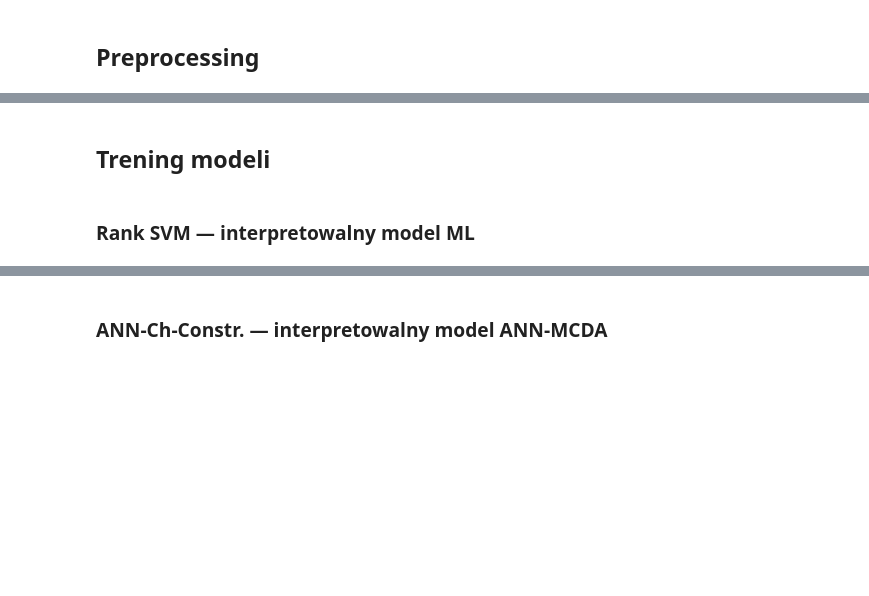
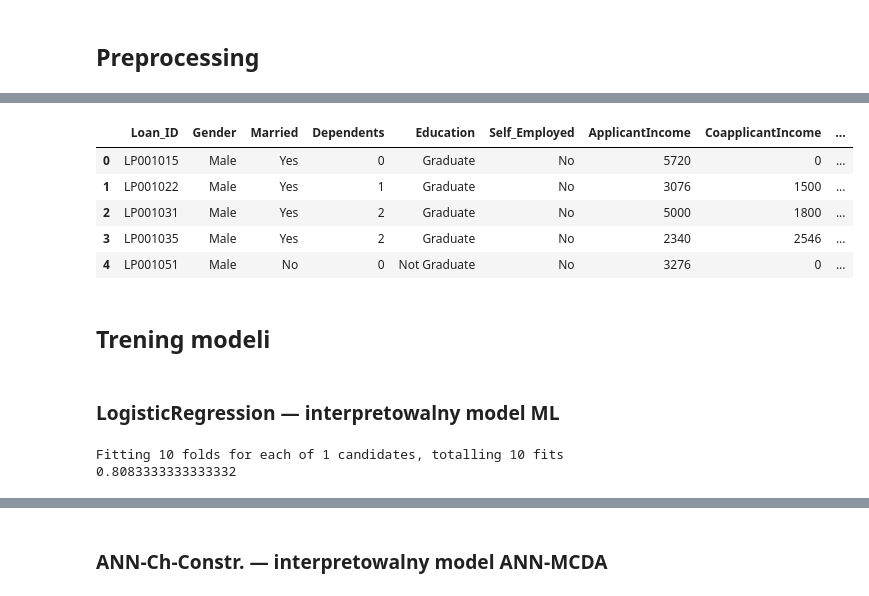
Before and after one commit to Mimikkk/2023-iswd, a Jupyter notebook: project-3-preferential/notebook.ipynb, the cells around one changed output, grey strips where cells are left out. Cells and saved outputs as stored; diff of their text form; code cells hidden in the pictures; blank space fills up the shorter version.

Commit message:
logistic regression

```diff
--- a/project-3-preferential/notebook.ipynb
+++ b/project-3-preferential/notebook.ipynb
@@ -104,39 +56,0 @@ Property_Area: ['Urban' 'Rural' 'Semiurban']
-# %%
-from sklearn.preprocessing import LabelEncoder
-
-encoded_cols = ["Gender", "Married", "Education", "Self_Employed"]
-
-encode_map = {
-    "Dependents": {
-      "0": 0,
-      "1": 1,
-      "2": 2,
-      "3+": 3
-    },
-    "Property_Area": {
-      "Rural": 0,
-      "Semiurban": 1,
-      "Urban": 2
-    }
-  }
-
-def preprocess(df):
-  df = df.copy()
-  df = df.dropna()
-  # kolumna znajduje sie tylko w train:
-  cols = encoded_cols if "Loan_Status" not in df.columns else encoded_cols + ["Loan_Status"]
-  df[cols] = df[cols].apply(LabelEncoder().fit_transform)
-  # encode with custom mapping from dict
-  df = df.replace(encode_map)
-  # df = drop_outliers(df)
-  return df
-
-def drop_ids_and_map(df):
-  # create map of loan_id to index
-  df_map = dict(zip(df["Loan_ID"], df.index))
-  df = df.drop(columns=["Loan_ID"])
-  return df, df_map
-
-train, test = (preprocess(df) for df in [train, test])
-(train, train_map), (test, test_map) = (drop_ids_and_map(df) for df in [train, test])
-train.describe()
@@ -213,4 +116,36 @@ plt.hist(train["ApplicantIncome"], bins=20)
+# %%
+ds.train.head()
+# %% [output]
+|  | Loan_ID | Gender | Married | Dependents | Education | Self_Employed | ApplicantIncome | CoapplicantIncome | ... |
+| 0 | LP001015 | Male | Yes | 0 | Graduate | No | 5720 | 0 | ... |
+| 1 | LP001022 | Male | Yes | 1 | Graduate | No | 3076 | 1500 | ... |
+| 2 | LP001031 | Male | Yes | 2 | Graduate | No | 5000 | 1800 | ... |
+| 3 | LP001035 | Male | Yes | 2 | Graduate | No | 2340 | 2546 | ... |
+| 4 | LP001051 | Male | No | 0 | Not Graduate | No | 3276 | 0 | ... |
 # %% [markdown]
 ## Trening modeli
 # %% [markdown]
-### Rank SVM — interpretowalny model ML
+### LogisticRegression — interpretowalny model ML
+# %%
+from sklearn.model_selection import GridSearchCV
+from imblearn.pipeline import Pipeline
+from sklearn.linear_model import LogisticRegression
+
+pipeline = Pipeline([
+  ("model", LogisticRegression())
+])
+
+(X, y) = ds.preprocess('train')
+
+gcv = GridSearchCV(pipeline, {}, scoring={
+  'accuracy': 'accuracy',
+  'f1': 'f1',
+  'roc_auc': 'roc_auc'
+}, refit='accuracy', cv=10, n_jobs=-1, verbose=1)
+
+gcv.fit(X, y)
+
+print(gcv.best_score_)
+# %% [output]
+Fitting 10 folds for each of 1 candidates, totalling 10 fits
+0.8083333333333332
```
Also changed, not shown: parts of 17 cells of this notebook.
